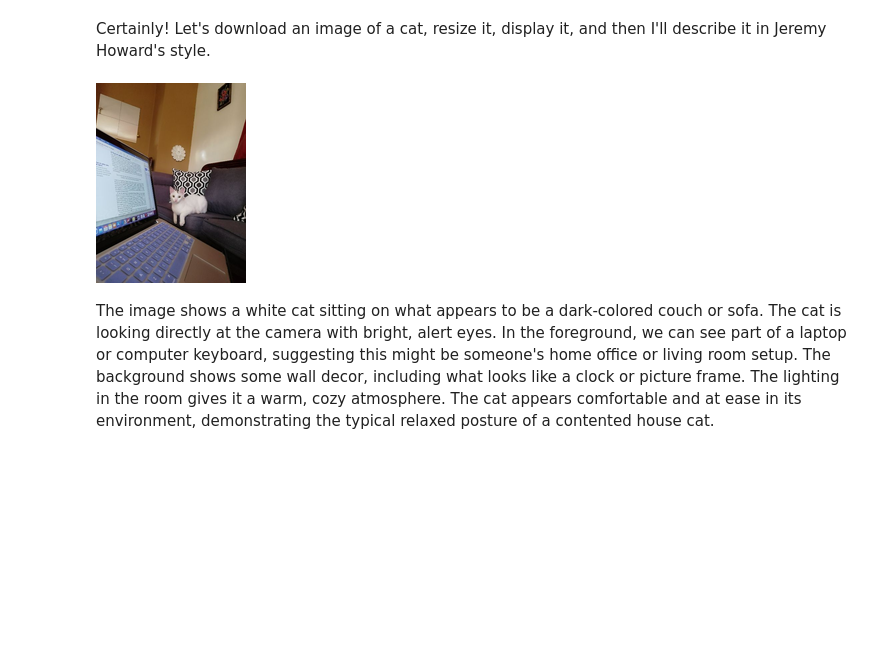
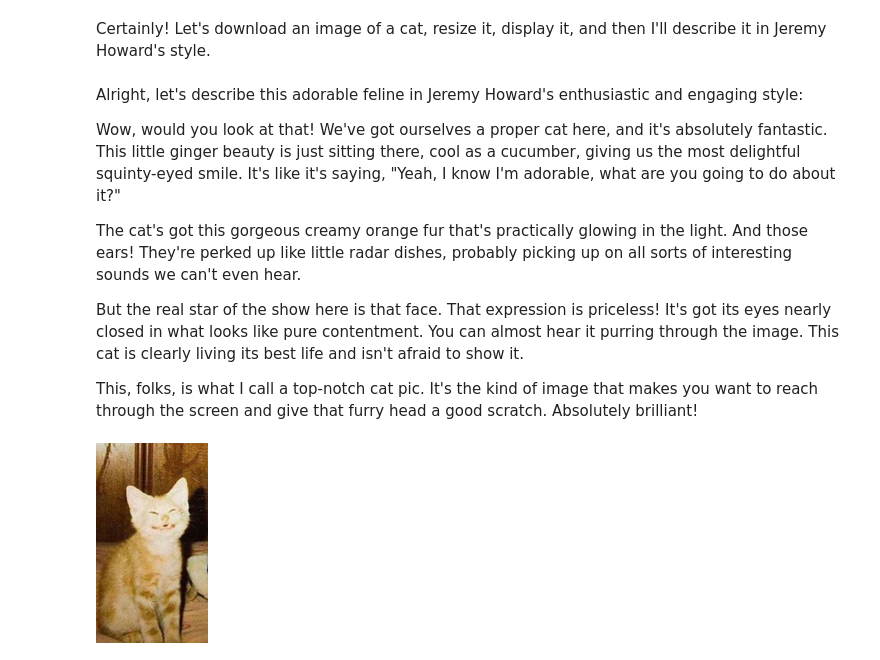
Before and after one commit to ConGustoAI/friendlly, a Jupyter notebook: nbs/01_magic_cell.ipynb, the cells around one changed output. Drawn from its saved outputs; the diff is of its cells as text; code cells hidden in the pictures; blank space fills up the shorter version.

```diff
--- a/nbs/01_magic_cell.ipynb
+++ b/nbs/01_magic_cell.ipynb
@@ -616,22 +470,33 @@ Certainly! Let's download an image of a cat, resize it, display it, and then I'l
 # %%
 # %%fr +1 reply
 import requests
 from PIL import Image
 from io import BytesIO
 
 # Download an image of a cat
 url = "https://cataas.com/cat"
 response = requests.get(url)
 img = Image.open(BytesIO(response.content))
 
 # Resize the image to 200 on the long side
-long_side = max(img.size)
-scale_factor = 200 / long_side
-new_size = tuple(int(dim * scale_factor) for dim in img.size)
+aspect_ratio = img.width / img.height
+if img.width > img.height:
+    new_size = (200, int(200 / aspect_ratio))
+else:
+    new_size = (int(200 * aspect_ratio), 200)
+
 resized_img = img.resize(new_size, Image.LANCZOS)
 
 # Display the resized image
-display(resized_img)
+resized_img
 # %% [output]
+Alright, let's describe this adorable feline in Jeremy Howard's enthusiastic and engaging style:
+
+Wow, would you look at that! We've got ourselves a proper cat here, and it's absolutely fantastic. This little ginger beauty is just sitting there, cool as a cucumber, giving us the most delightful squinty-eyed smile. It's like it's saying, "Yeah, I know I'm adorable, what are you going to do about it?"
+
+The cat's got this gorgeous creamy orange fur that's practically glowing in the light. And those ears! They're perked up like little radar dishes, probably picking up on all sorts of interesting sounds we can't even hear.
+
+But the real star of the show here is that face. That expression is priceless! It's got its eyes nearly closed in what looks like pure contentment. You can almost hear it purring through the image. This cat is clearly living its best life and isn't afraid to show it.
+
+This, folks, is what I call a top-notch cat pic. It's the kind of image that makes you want to reach through the screen and give that furry head a good scratch. Absolutely brilliant!
-[figure, old version]
+[figure, new version]
-The image shows a white cat sitting on what appears to be a dark-colored couch or sofa. The cat is looking directly at the camera with bright, alert eyes. In the foreground, we can see part of a laptop or computer keyboard, suggesting this might be someone's home office or living room setup. The background shows some wall decor, including what looks like a clock or picture frame. The lighting in the room gives it a warm, cozy atmosphere. The cat appears comfortable and at ease in its environment, demonstrating the typical relaxed posture of a contented house cat.
```
Also changed, not shown: parts of 17 cells of this notebook, 30 other files.
